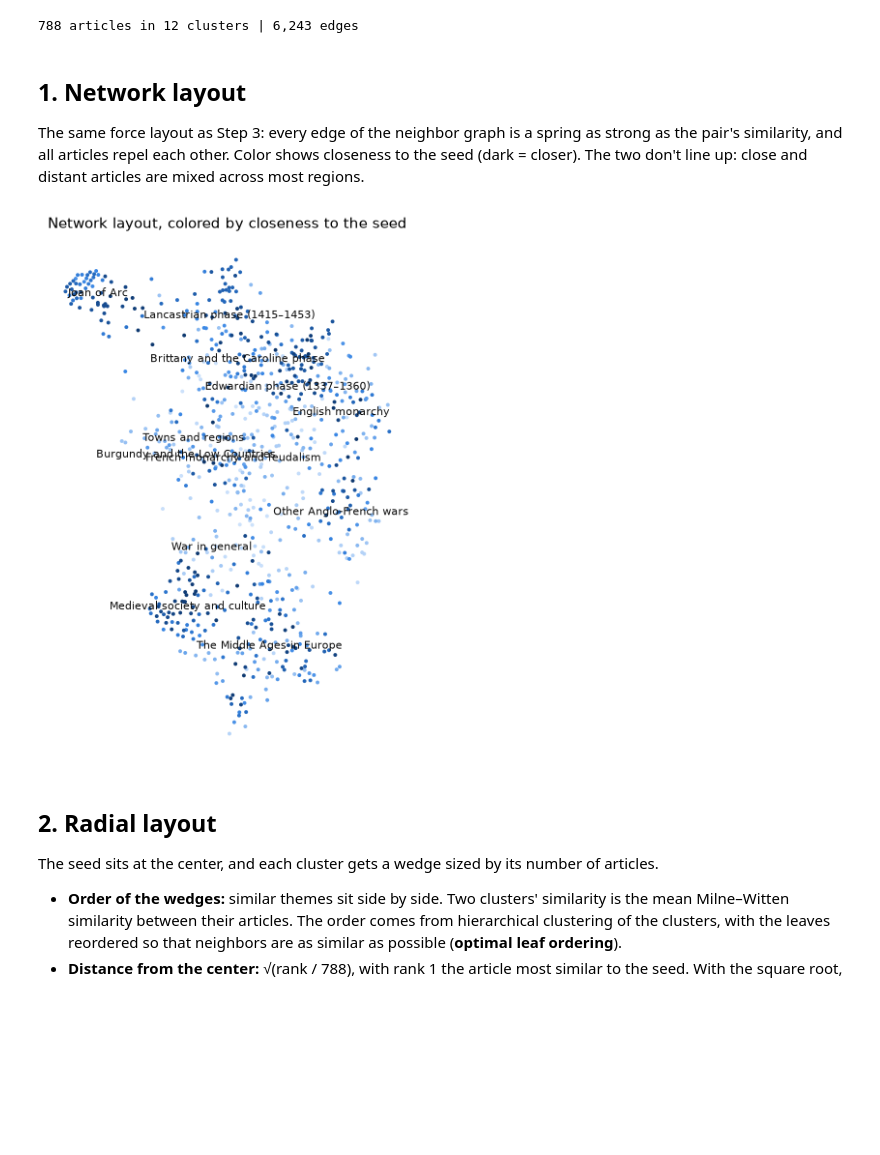
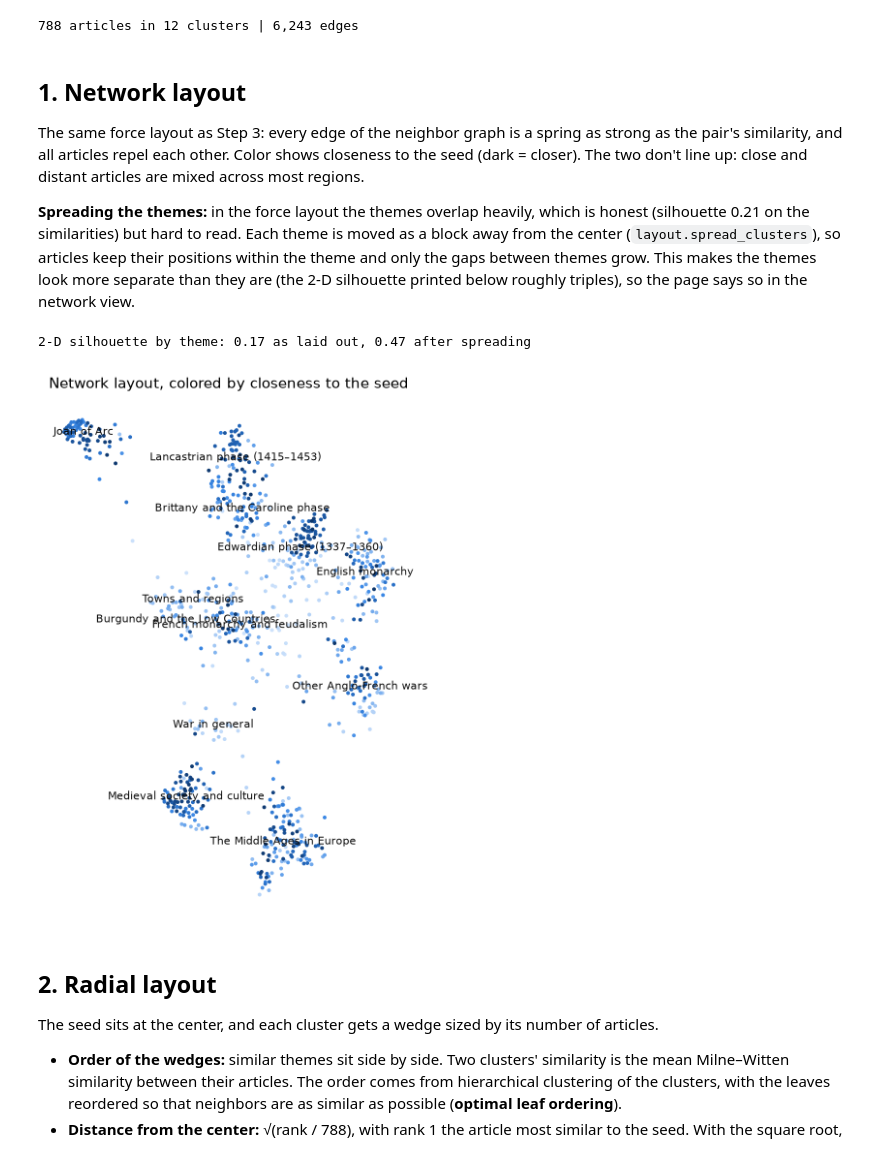
Before and after one commit to amos-johnson/hundred-years-war-similarity, a Jupyter notebook: notebooks/04_graph.ipynb, the cells around one changed output. Drawn from its saved outputs; the diff is of its cells as text; code cells hidden in the pictures; blank space fills up the shorter version.

```diff
--- a/notebooks/04_graph.ipynb
+++ b/notebooks/04_graph.ipynb
@@ -59,24 +72,32 @@ closeness_cmap = LinearSegmentedColormap.from_list("closeness", BLUES[::-1])
 ## 1. Network layout
 
 The same force layout as Step 3: every edge of the neighbor graph is a spring as strong as the pair's similarity, and all articles repel each other. Color shows closeness to the seed (dark = closer). The two don't line up: close and distant articles are mixed across most regions.
+
+**Spreading the themes:** in the force layout the themes overlap heavily, which is honest (silhouette 0.21 on the similarities) but hard to read. Each theme is moved as a block away from the center (`layout.spread_clusters`), so articles keep their positions within the theme and only the gaps between themes grow. This makes the themes look more separate than they are (the 2-D silhouette printed below roughly triples), so the page says so in the network view.
 # %%
-network = layout.network_layout(graph, seed=0).loc[titles]
+force = layout.network_layout(graph, seed=0).loc[titles]
+# Pull the themes apart for readability: each theme moves as a block, keeping its shape.
+SPREAD = 1.0
+network = layout.spread_clusters(force, labels, SPREAD)
+print(f"2-D silhouette by theme: {silhouette_score(force, labels):.2f} as laid out, "
+      f"{silhouette_score(network, labels):.2f} after spreading")
 
 def preview(xy, ax, title):
     order = np.argsort(-seed_rank.to_numpy())  # draw the closest articles last, on top
     ax.scatter(xy["x"].to_numpy()[order], xy["y"].to_numpy()[order], s=8, linewidths=0,
                c=seed_rank.to_numpy()[order], cmap=closeness_cmap)
     ax.set_title(title, fontsize=11)
     ax.set_aspect("equal")
     ax.set_axis_off()
 
 fig, ax = plt.subplots(figsize=(7, 7))
 preview(network, ax, "Network layout, colored by closeness to the seed")
 for c, name in names.items():
     x, y = network[labels == c].median()
     ax.annotate(name, (x, y), ha="center", fontsize=8, color="#0b0b0b")
 # %% [output]
+2-D silhouette by theme: 0.17 as laid out, 0.47 after spreading
-[figure, old version]
+[figure, new version]
 # %% [markdown]
 ## 2. Radial layout
 
```
Also changed, not shown: parts of 3 cells of this notebook, 6 other files.
